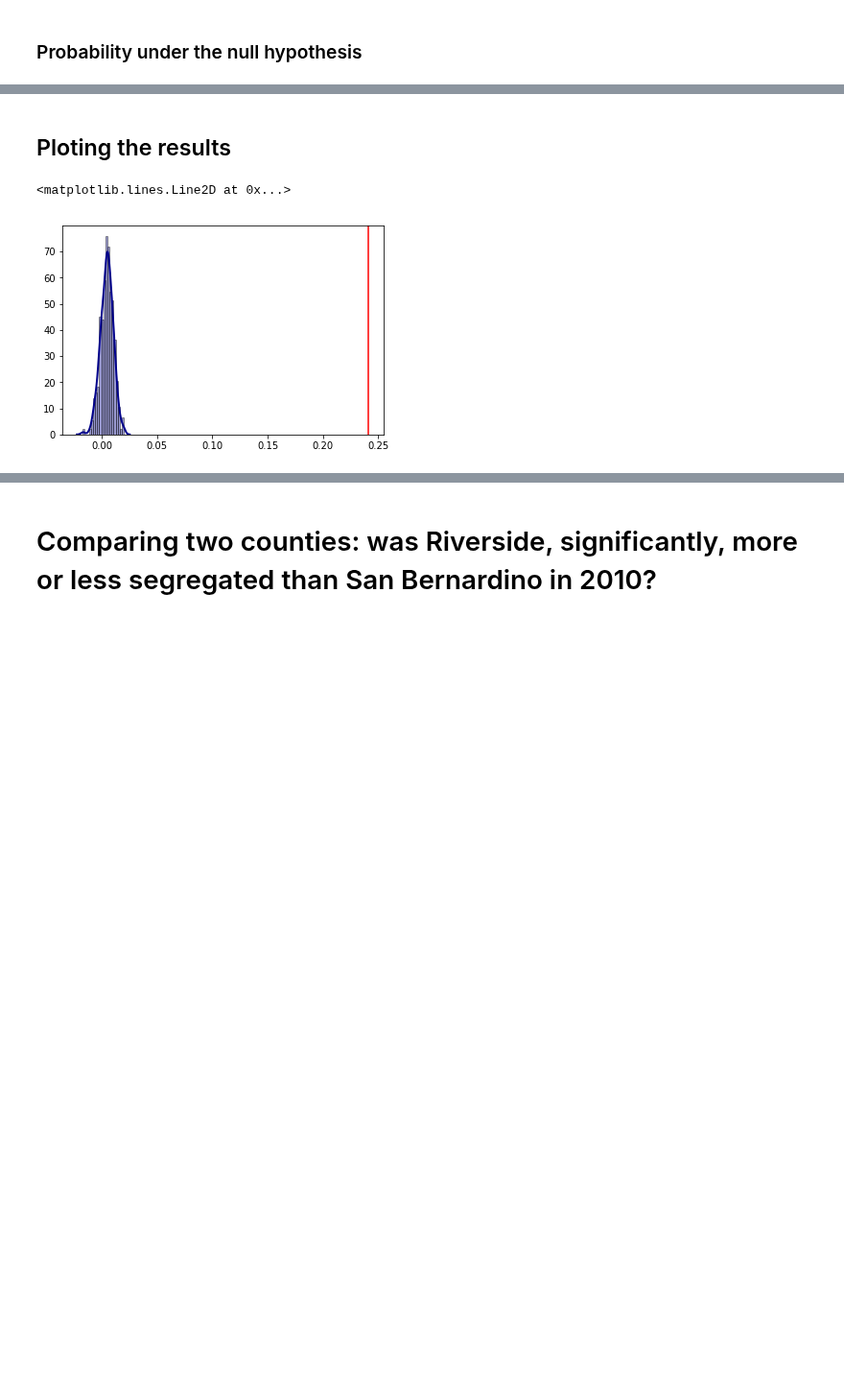
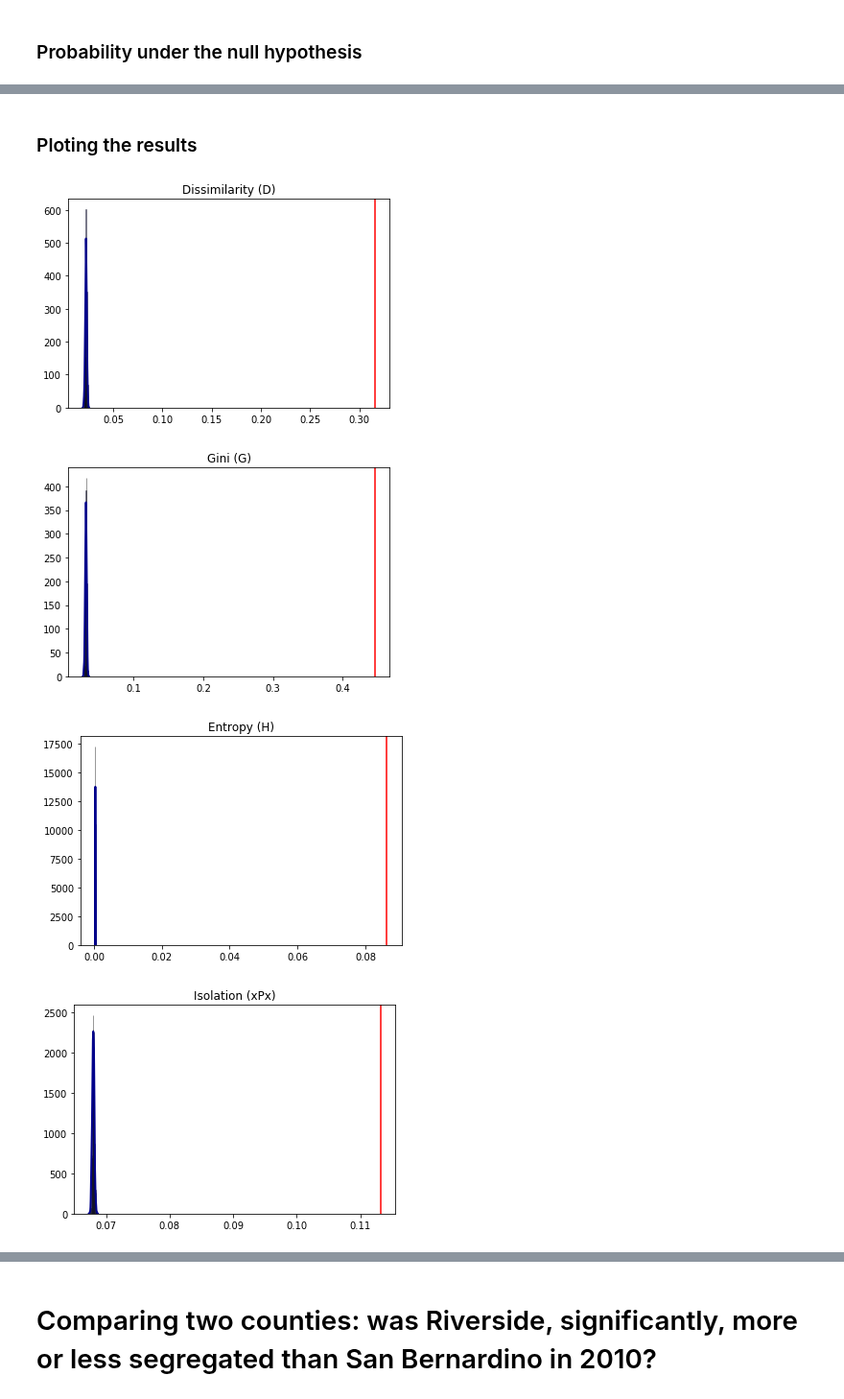
Before and after one commit to pysal/segregation, a Jupyter notebook: notebooks/Simulation_Inference_Framework.ipynb, the cells around one changed output, grey strips where cells are left out. Shown at 96% size. Cells and saved outputs as stored; diff of their text form; code cells hidden in the pictures; blank space fills up the shorter version.

```diff
--- a/notebooks/Simulation_Inference_Framework.ipynb
+++ b/notebooks/Simulation_Inference_Framework.ipynb
@@ -122,22 +308,2 @@ p_null
-# %%
-def infer_segregation(data, group_pop_var, total_pop_var, iterations = 1000):
-    '''
-    data: a geopandas DataFrame that contains a geometry column
-    group_pop_var: the name of variable that contains the population size of the group of interest
-    total_pop_var: the name of variable that contains the total population of the unit
-    iterations: number of iterations to compute inference on pseudo p-values
-    '''
-
-    data = data.rename(columns={group_pop_var: 'group_pop_var', total_pop_var: 'total_pop_var'})
-    p_null = data.group_pop_var.sum() / data.total_pop_var.sum()
-
-    result_t = []
-    for i in range(iterations):
-        freq_sim = np.random.binomial(n = np.array([data.total_pop_var.tolist()]),
-                                      p = np.array([[p_null]*data.shape[0]]),
-                                      size = (1, data.shape[0])).tolist()[0]
-        data = data.assign(group_pop_var = freq_sim)
-        val = calculate_only_segregation(data, 'group_pop_var', 'total_pop_var')
-        result_t.append(val)
-
-    return result_t
+# %%
+actual_value = calculate_segregation(df_mp, 'nhblk10', 'pop10')
@@ -146,16 +314,21 @@ def infer_segregation(data, group_pop_var, total_pop_var, iterations = 1000):
 # %%
-actual_value = calculate_only_segregation(df_mp, 'nhblk10', 'pop10')
-simulations =  infer_segregation(df_mp, 'nhblk10', 'pop10', iterations = 500)
+simulations_even =  infer_segregation(df_mp, 'nhblk10', 'pop10', iterations = 500, null_approach = "eveness")
 # %% [markdown]
-## Ploting the results
+### Ploting the results
 # %%
-sns.distplot(simulations,
-             hist=True,
-             kde=True,
-             color = 'darkblue',
-             hist_kws={'edgecolor':'black'},
-             kde_kws={'linewidth': 2})
-plt.axvline(actual_value, color = 'red')
+for i in range(len(simulations_even)):
+    sns.distplot(simulations_even[i],
+                 hist=True,
+                 #kde=True,
+                 color = 'darkblue',
+                 hist_kws={'edgecolor':'black'},
+                 kde_kws={'linewidth': 2})
+    #plt.axvline(0, color = 'green')
+    plt.axvline(list(actual_value.values())[i], color = 'red')
+    plt.title(list(actual_value.keys())[i])
+    plt.show()
 # %% [output]
-<matplotlib.lines.Line2D at 0x...>
-[figure, old version]
+[figure, new version]
+[figure, added]
+[figure, added]
+[figure, added]
```
Also changed, not shown: parts of 23 cells of this notebook, 2 other files.
